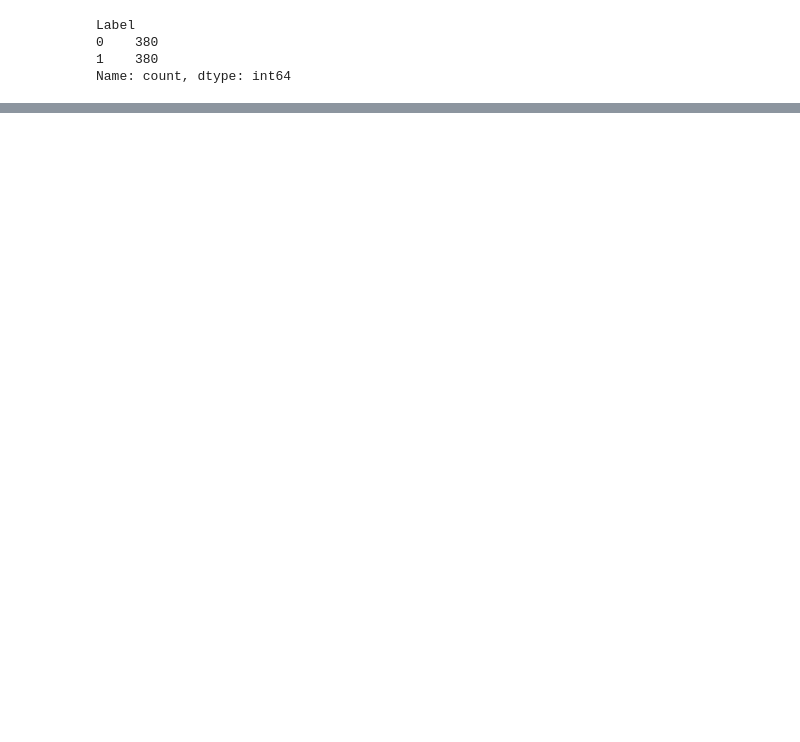
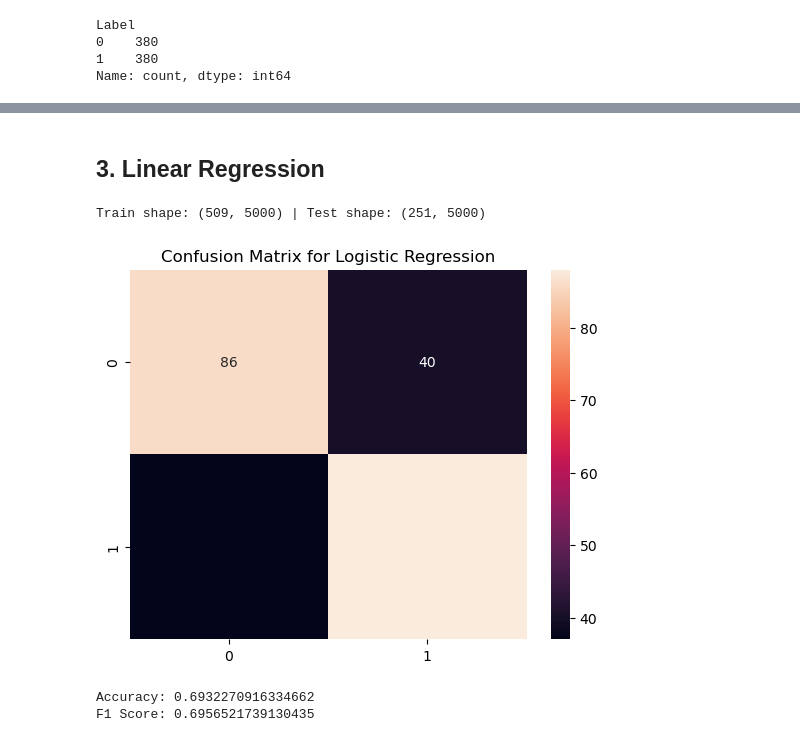
Before and after one commit to kebelouah/decisions_thesis, a Jupyter notebook: word2vec.ipynb, the cells around one changed output, grey strips where cells are left out. Drawn from its saved outputs; the diff is of its cells as text; code cells hidden in the pictures; blank space fills up the shorter version.

```diff
--- a/word2vec.ipynb
+++ b/word2vec.ipynb
@@ -311,0 +360,42 @@ array([[100,  26],
+# %% [markdown]
+## 3. Linear Regression ##
+# %%
+from sklearn.model_selection import train_test_split
+from sklearn.linear_model import LogisticRegression  # Import Logistic Regression
+from sklearn.metrics import confusion_matrix, f1_score
+import seaborn as sns
+import matplotlib.pyplot as plt
+
+# Step 1: Split the data into features and labels
+X = data_resampled.drop('Label', axis=1)
+y = data_resampled['Label']
+
+# Step 2: Train/Test Split
+X_train, X_test, y_train, y_test = train_test_split(X, y, stratify=y, test_size=0.33, random_state=42)
+print(f'Train shape: {X_train.shape} | Test shape: {X_test.shape}')
+
+# Step 3: Initialize and train the Logistic Regression classifier
+lr = LogisticRegression(random_state=42, max_iter=1000)
+lr.fit(X_train, y_train)
+
+# Step 4: Evaluate the Logistic Regression classifier
+y_pred = lr.predict(X_test)
+
+# Confusion matrix
+cm = confusion_matrix(y_test, y_pred)
+sns.heatmap(cm, annot=True, fmt='d')
+plt.title('Confusion Matrix for Logistic Regression')
+plt.show()
+
+# Print Accuracy
+accuracy = lr.score(X_test, y_test)
+print(f'Accuracy: {accuracy}')
+
+# Calculate and print F1 Score
+f1 = f1_score(y_test, y_pred)
+print(f'F1 Score: {f1}')
+# %% [output]
+Train shape: (509, 5000) | Test shape: (251, 5000)
+[figure, added]
+Accuracy: 0.6932270916334662
+F1 Score: 0.6956521739130435
```
Also changed, not shown: parts of 13 cells of this notebook.
